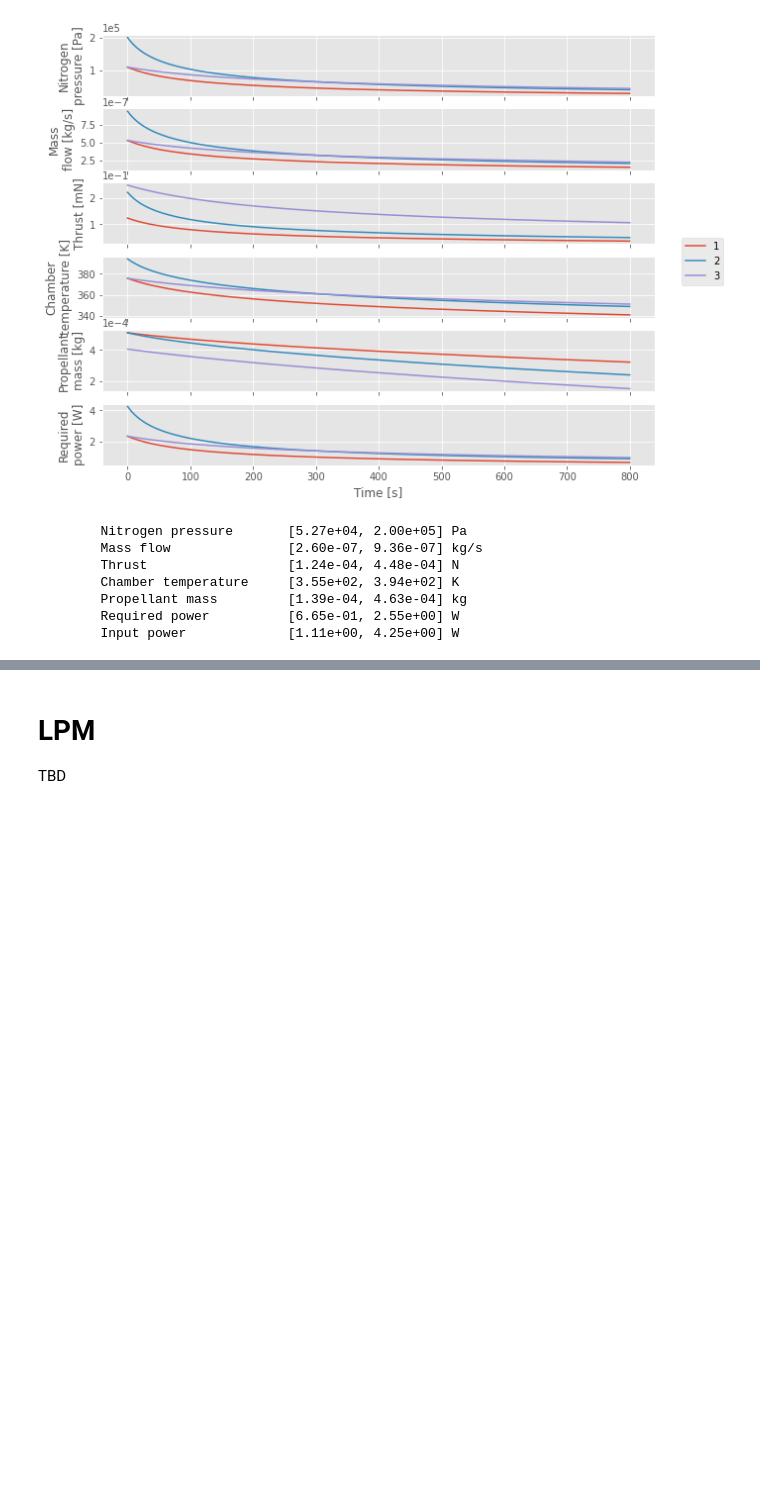
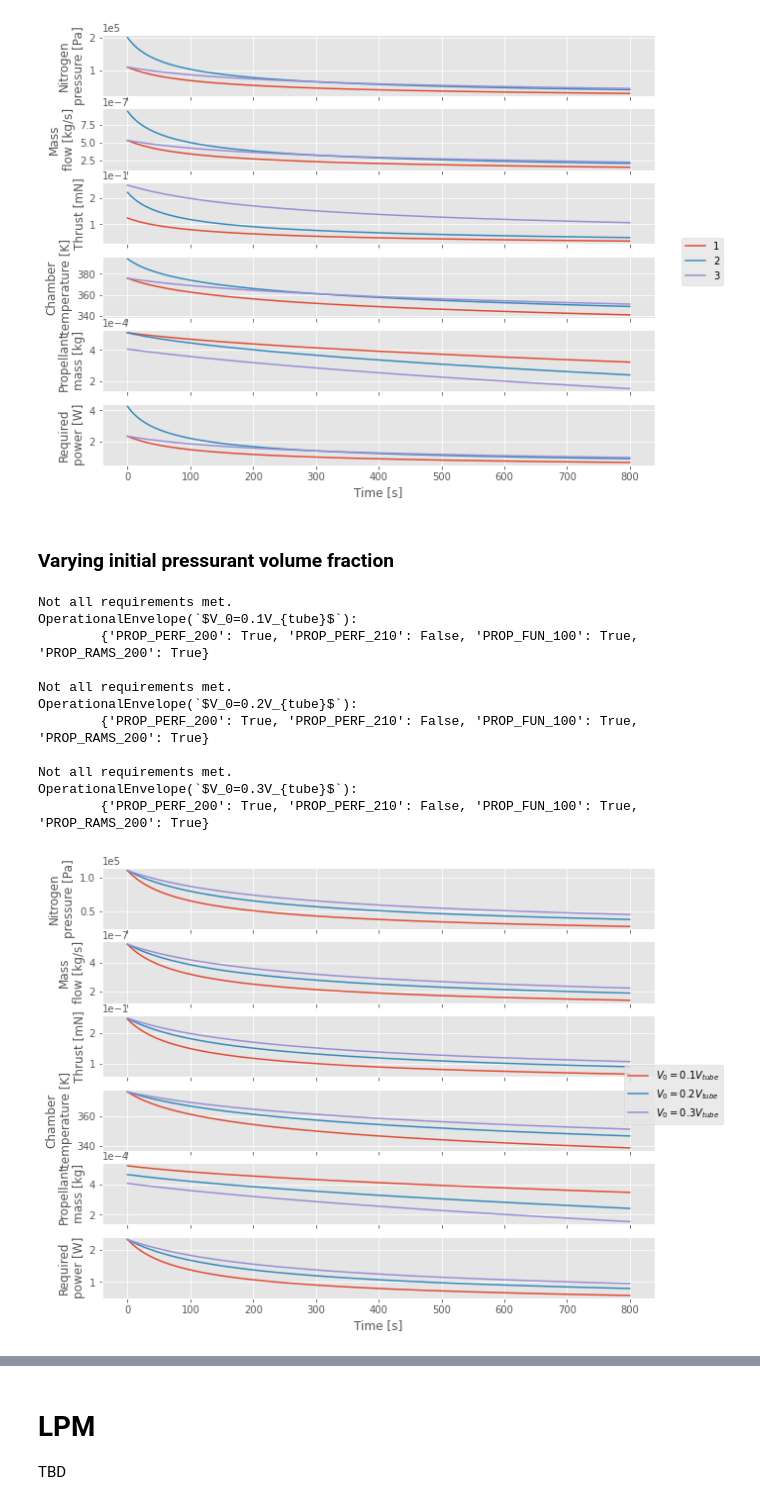
Before and after one commit to wdoppenberg/mp-operational-envelope, a Jupyter notebook: OperationalEnvelope.ipynb, the cells around one changed output, grey strips where cells are left out. Saved outputs shown, nothing was run; the diff lists cells and outputs as text; code cells hidden in the pictures; blank space fills up the shorter version.

```diff
--- a/OperationalEnvelope.ipynb
+++ b/OperationalEnvelope.ipynb
@@ -501,13 +508,44 @@ Not all requirements met.
 OperationalEnvelope(`3`):
         {'PROP_PERF_200': True, 'PROP_PERF_210': False, 'PROP_FUN_100': True, 'PROP_RAMS_200': True}
 [figure]
-# %%
-oe3.describe()
-# %% [output]
-        Nitrogen pressure       [5.27e+04, 2.00e+05] Pa
-        Mass flow               [2.60e-07, 9.36e-07] kg/s
-        Thrust                  [1.24e-04, 4.48e-04] N
-        Chamber temperature     [3.55e+02, 3.94e+02] K
-        Propellant mass         [1.39e-04, 4.63e-04] kg
-        Required power          [6.65e-01, 2.55e+00] W
-        Input power             [1.11e+00, 4.25e+00] W
+# %% [markdown]
+### Varying initial pressurant volume fraction
+# %%
+Vf_list =  [0.1, 0.2, 0.3]
+
+input_vars = [
+        dict(
+            l_tube=0.3,
+            d_tube=1.57e-3,
+            propellant=c.Water,
+            p_0=1.1e5,
+            V_fraction=Vf,
+            C_d=0.66,
+            xi_s=0.6
+        )
+        for Vf in Vf_list
+    ]
+
+oe_list = [
+        OperationalEnvelope(
+            i,
+            name=f'$V_0={Vf}V_{{tube}}$'
+        )
+        for i, Vf in zip(input_vars, Vf_list)
+    ]
+ex = Experiment(*oe_list)
+ex.verification(0.1, 800)
+ex.comparison(0.1, 800)
+# %% [output]
+Not all requirements met.
+OperationalEnvelope(`$V_0=0.1V_{tube}$`):
+        {'PROP_PERF_200': True, 'PROP_PERF_210': False, 'PROP_FUN_100': True, 'PROP_RAMS_200': True}
+
+Not all requirements met.
+OperationalEnvelope(`$V_0=0.2V_{tube}$`):
+        {'PROP_PERF_200': True, 'PROP_PERF_210': False, 'PROP_FUN_100': True, 'PROP_RAMS_200': True}
+
+Not all requirements met.
+OperationalEnvelope(`$V_0=0.3V_{tube}$`):
+        {'PROP_PERF_200': True, 'PROP_PERF_210': False, 'PROP_FUN_100': True, 'PROP_RAMS_200': True}
+[figure, added]
```
Also changed, not shown: parts of 5 cells of this notebook.
